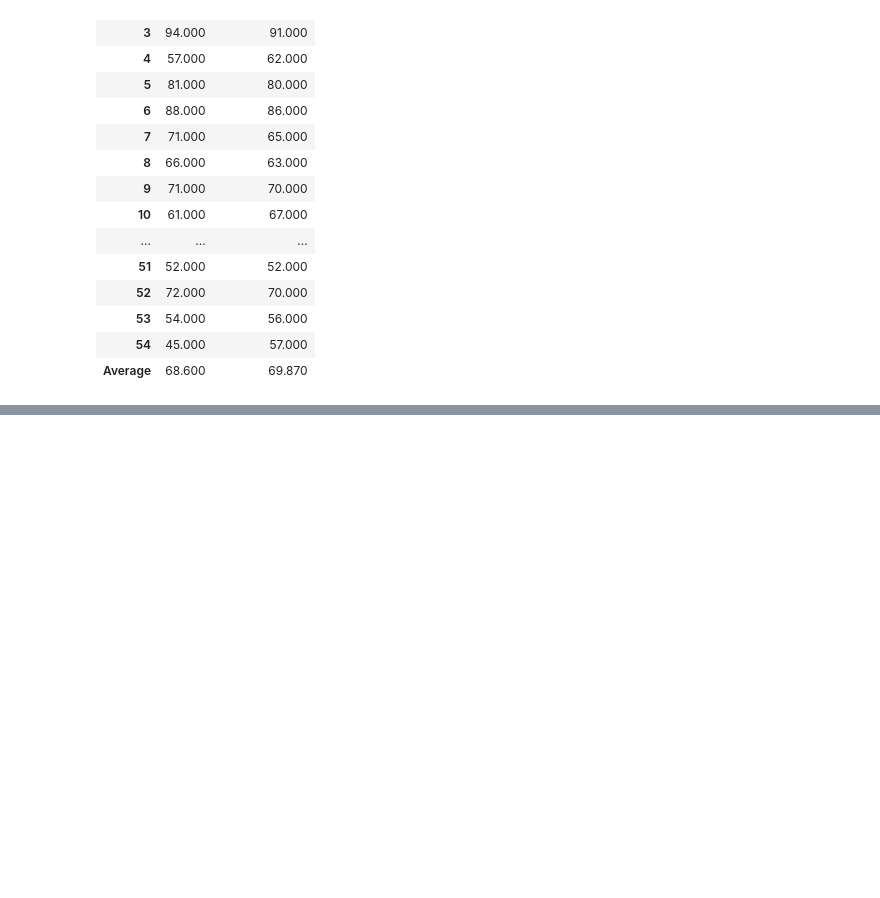
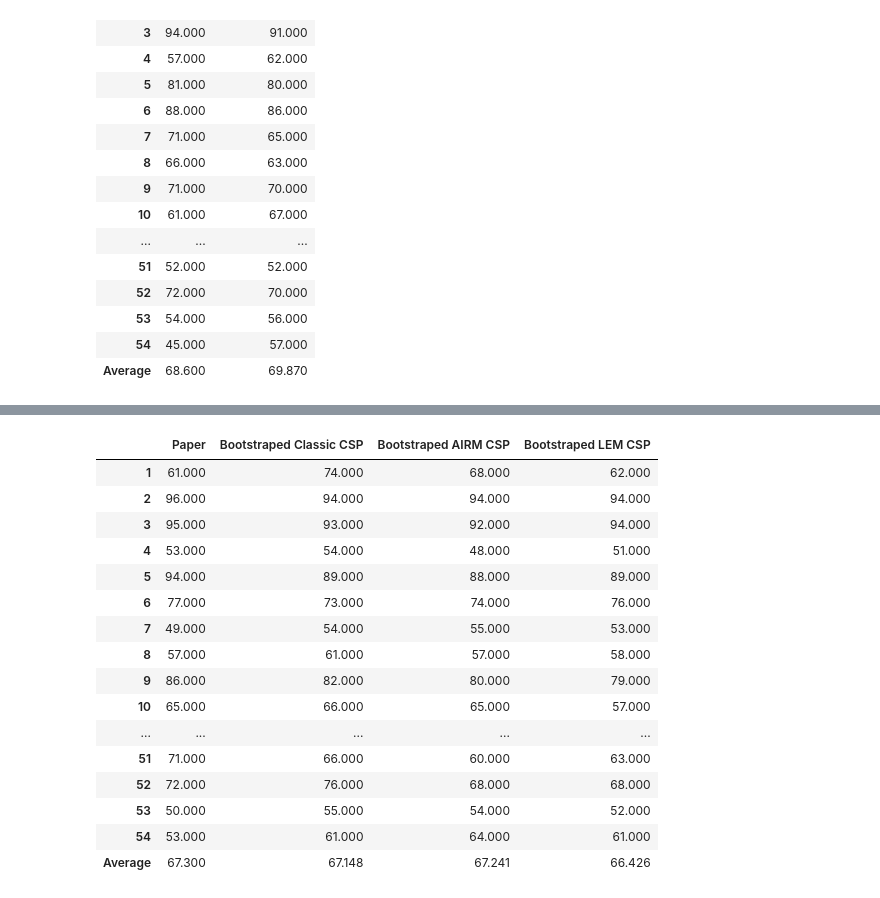
Before and after one commit to Yassawe/BCI, a Jupyter notebook: EnsembleLearning.ipynb, the cells around one changed output, grey strips where cells are left out. Saved outputs shown, nothing was run; the diff lists cells and outputs as text; code cells hidden in the pictures; blank space fills up the shorter version.

```diff
--- a/EnsembleLearning.ipynb
+++ b/EnsembleLearning.ipynb
@@ -704,0 +818,21 @@ df.head(55)
+# %%
+df = bootstrap_estimation(SubjectsCOV1, SubjectsY1, n=4, btsp_size=0.8, btsp_n=1000, papervals = paper_s1, subject_independent=False)
+df.head(55)
+# %% [output]
+|  | Paper | Bootstraped Classic CSP | Bootstraped AIRM CSP | Bootstraped LEM CSP |
+| 1 | 61.000 | 74.000 | 68.000 | 62.000 |
+| 2 | 96.000 | 94.000 | 94.000 | 94.000 |
+| 3 | 95.000 | 93.000 | 92.000 | 94.000 |
+| 4 | 53.000 | 54.000 | 48.000 | 51.000 |
+| 5 | 94.000 | 89.000 | 88.000 | 89.000 |
+| 6 | 77.000 | 73.000 | 74.000 | 76.000 |
+| 7 | 49.000 | 54.000 | 55.000 | 53.000 |
+| 8 | 57.000 | 61.000 | 57.000 | 58.000 |
+| 9 | 86.000 | 82.000 | 80.000 | 79.000 |
+| 10 | 65.000 | 66.000 | 65.000 | 57.000 |
+| ... | ... | ... | ... | ... |
+| 51 | 71.000 | 66.000 | 60.000 | 63.000 |
+| 52 | 72.000 | 76.000 | 68.000 | 68.000 |
+| 53 | 50.000 | 55.000 | 54.000 | 52.000 |
+| 54 | 53.000 | 61.000 | 64.000 | 61.000 |
+| Average | 67.300 | 67.148 | 67.241 | 66.426 |
```
Also changed, not shown: parts of 45 cells of this notebook.
